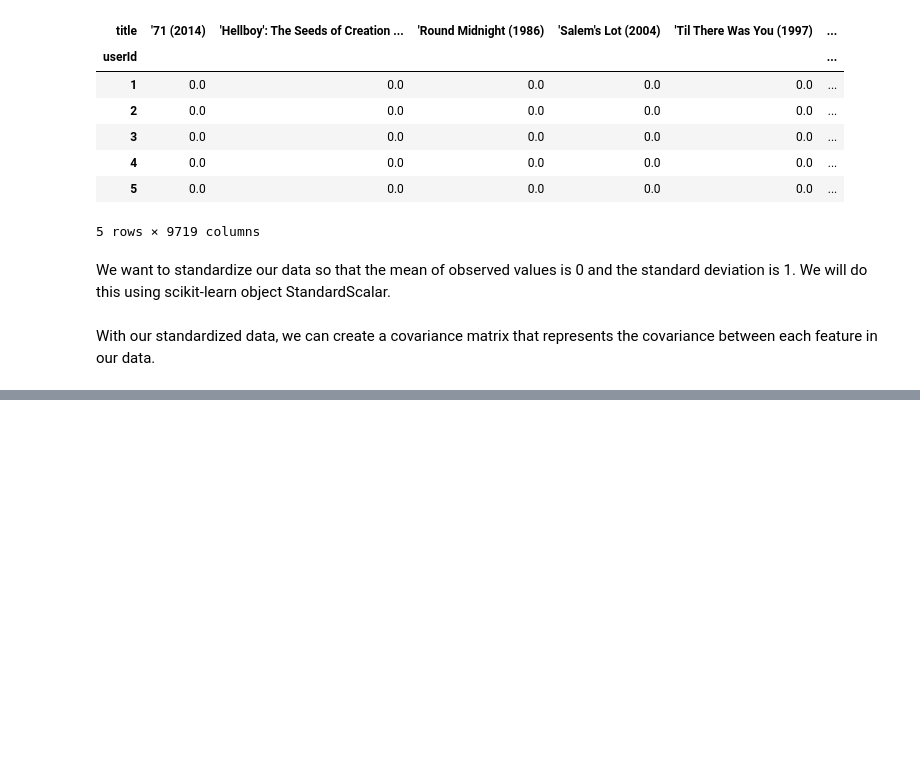
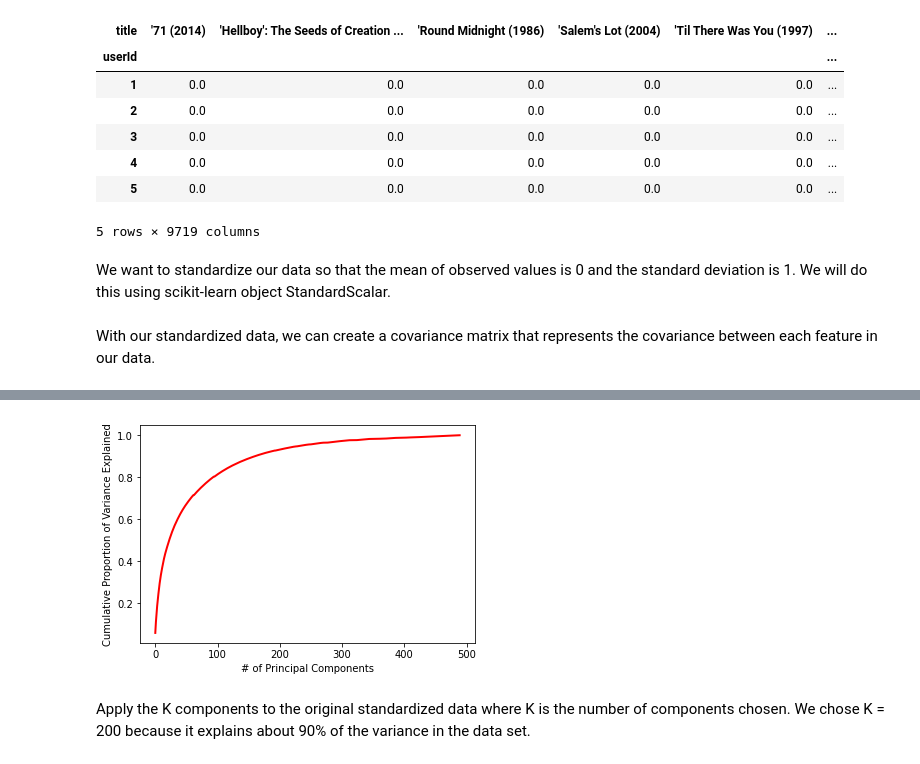
Before and after one commit to erikchomez/CS179FinalProject, a Jupyter notebook: Recommender System.ipynb, the cells around one changed output, grey strips where cells are left out. Cells and saved outputs as stored; diff of their text form; code cells hidden in the pictures; blank space fills up the shorter version.

```diff
--- a/Recommender System.ipynb
+++ b/Recommender System.ipynb
@@ -62,0 +84,12 @@ cov_matrix = np.cov(scaled)
+# %%
+cum_var_explained = np.cumsum(var_explained)
+
+plt.plot(range(490), cum_var_explained, 'r-', lw=2)
+plt.ylabel('Cumulative Proportion of Variance Explained')
+plt.xlabel('# of Principal Components')
+
+plt.show()
+# %% [output]
+[figure, added]
+# %% [markdown]
+Apply the K components to the original standardized data where K is the number of components chosen. We chose K = 200 because it explains about 90% of the variance in the data set.
```
Also changed, not shown: parts of 11 cells of this notebook.
